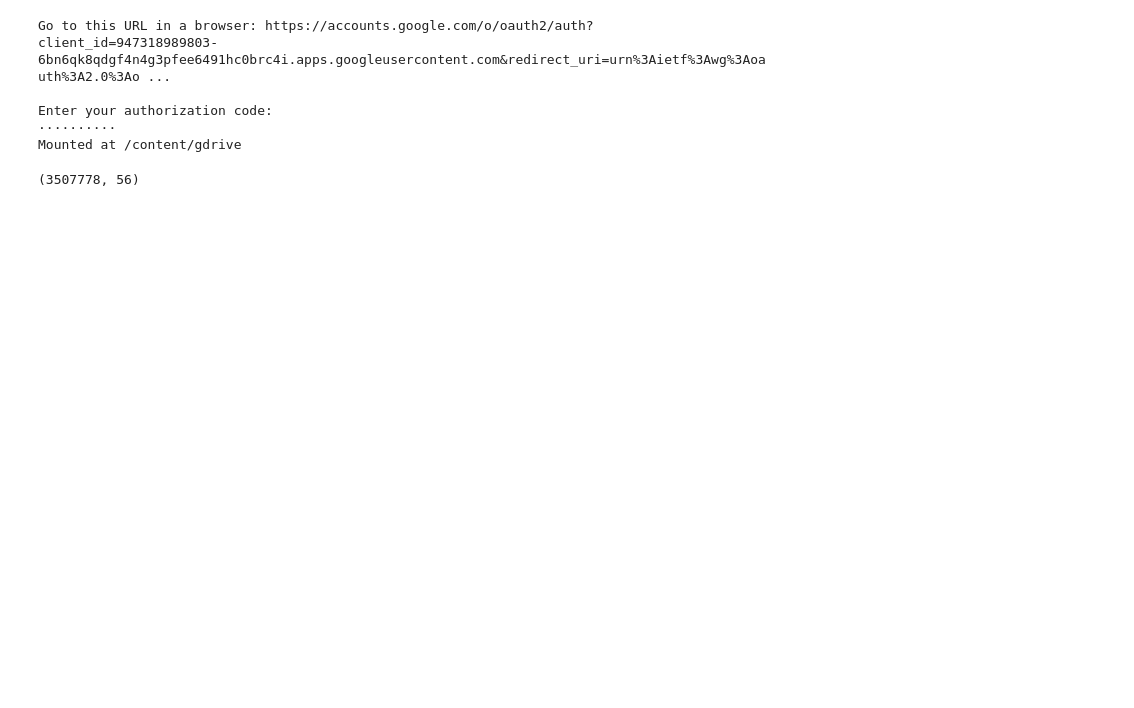
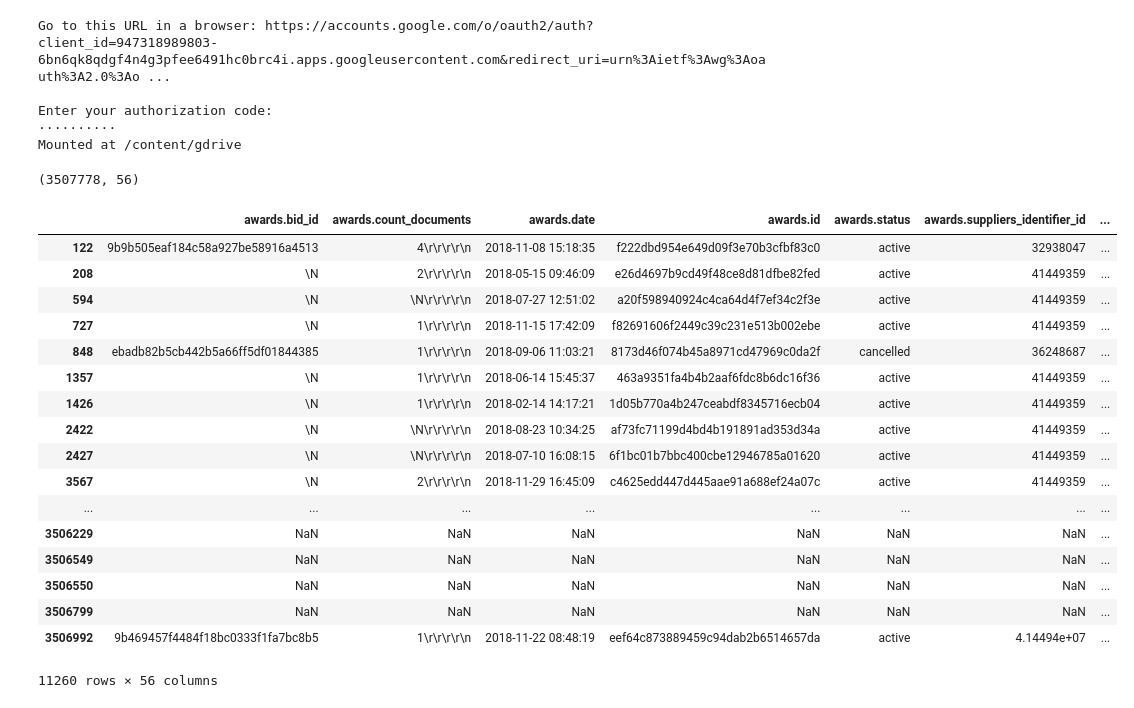
Before and after one commit to MykolaRobot/Prozzoro_project, a Jupyter notebook: DataPrepr.ipynb, the cells around one changed output. Cells and saved outputs as stored; diff of their text form; code cells hidden in the pictures; blank space fills up the shorter version.

```diff
--- a/DataPrepr.ipynb
+++ b/DataPrepr.ipynb
@@ -30,0 +23,21 @@ feature_data = df.apply(count_lots, args=(freq,), axis=1)
+# %%
+df[df['participants']=='41449359']
+# %% [output]
+|  | awards.bid_id | awards.count_documents | awards.date | awards.id | awards.status | awards.suppliers_identifier_id | ... |
+| 122 | 9b9b505eaf184c58a927be58916a4513 | 4\r\r\r\r\n | 2018-11-08 15:18:35 | f222dbd954e649d09f3e70b3cfbf83c0 | active | 32938047 | ... |
+| 208 | \N | 2\r\r\r\r\n | 2018-05-15 09:46:09 | e26d4697b9cd49f48ce8d81dfbe82fed | active | 41449359 | ... |
+| 594 | \N | \N\r\r\r\r\n | 2018-07-27 12:51:02 | a20f598940924c4ca64d4f7ef34c2f3e | active | 41449359 | ... |
+| 727 | \N | 1\r\r\r\r\n | 2018-11-15 17:42:09 | f82691606f2449c39c231e513b002ebe | active | 41449359 | ... |
+| 848 | ebadb82b5cb442b5a66ff5df01844385 | 1\r\r\r\r\n | 2018-09-06 11:03:21 | 8173d46f074b45a8971cd47969c0da2f | cancelled | 36248687 | ... |
+| 1357 | \N | 1\r\r\r\r\n | 2018-06-14 15:45:37 | 463a9351fa4b4b2aaf6fdc8b6dc16f36 | active | 41449359 | ... |
+| 1426 | \N | 1\r\r\r\r\n | 2018-02-14 14:17:21 | 1d05b770a4b247ceabdf8345716ecb04 | active | 41449359 | ... |
+| 2422 | \N | \N\r\r\r\r\n | 2018-08-23 10:34:25 | af73fc71199d4bd4b191891ad353d34a | active | 41449359 | ... |
+| 2427 | \N | \N\r\r\r\r\n | 2018-07-10 16:08:15 | 6f1bc01b7bbc400cbe12946785a01620 | active | 41449359 | ... |
+| 3567 | \N | 2\r\r\r\r\n | 2018-11-29 16:45:09 | c4625edd447d445aae91a688ef24a07c | active | 41449359 | ... |
+| ... | ... | ... | ... | ... | ... | ... | ... |
+| 3506229 | NaN | NaN | NaN | NaN | NaN | NaN | ... |
+| 3506549 | NaN | NaN | NaN | NaN | NaN | NaN | ... |
+| 3506550 | NaN | NaN | NaN | NaN | NaN | NaN | ... |
+| 3506799 | NaN | NaN | NaN | NaN | NaN | NaN | ... |
+| 3506992 | 9b469457f4484f18bc0333f1fa7bc8b5 | 1\r\r\r\r\n | 2018-11-22 08:48:19 | eef64c873889459c94dab2b6514657da | active | 4.14494e+07 | ... |
+11260 rows × 56 columns
```
Also changed, not shown: parts of 6 cells of this notebook.
